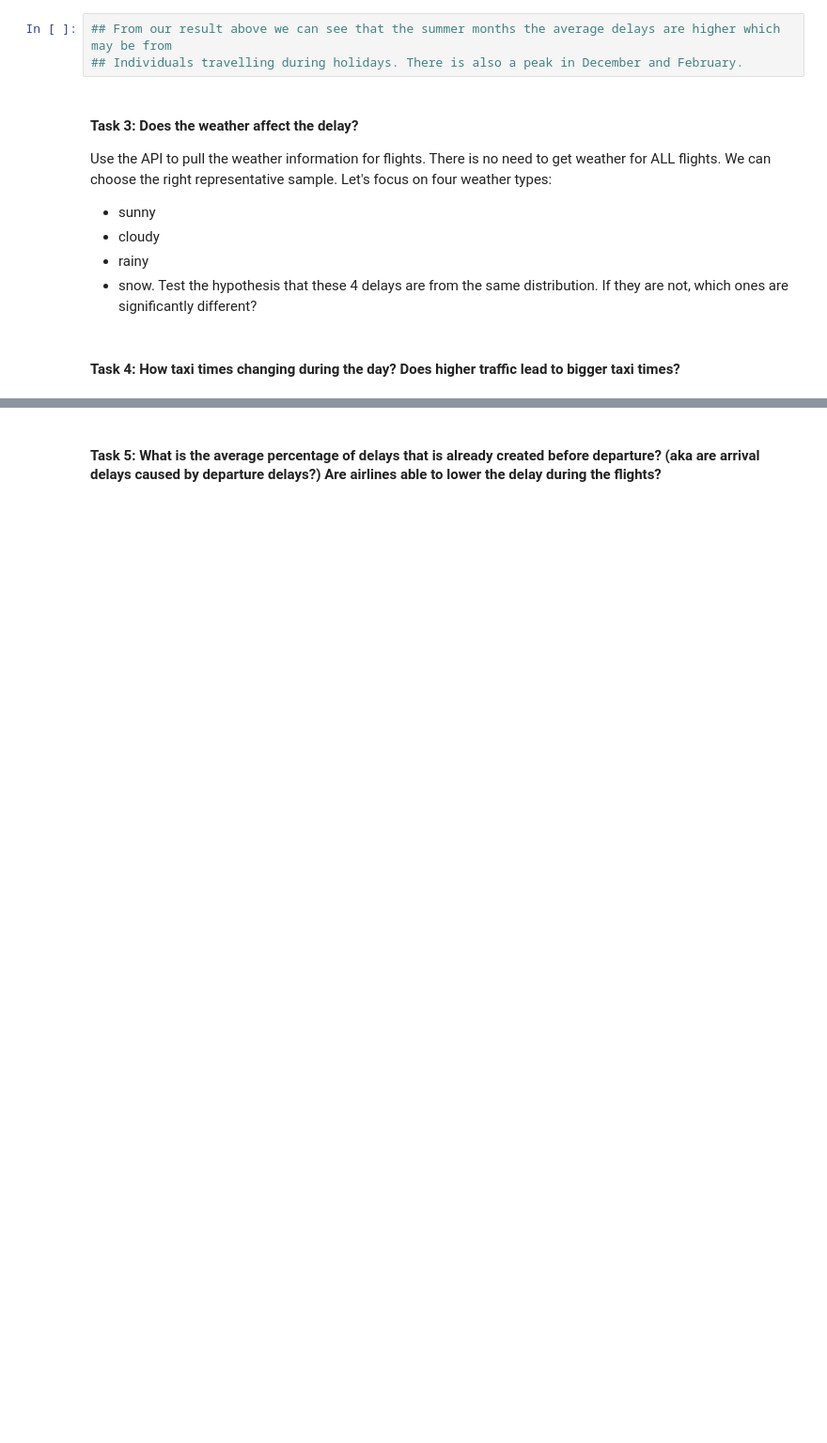
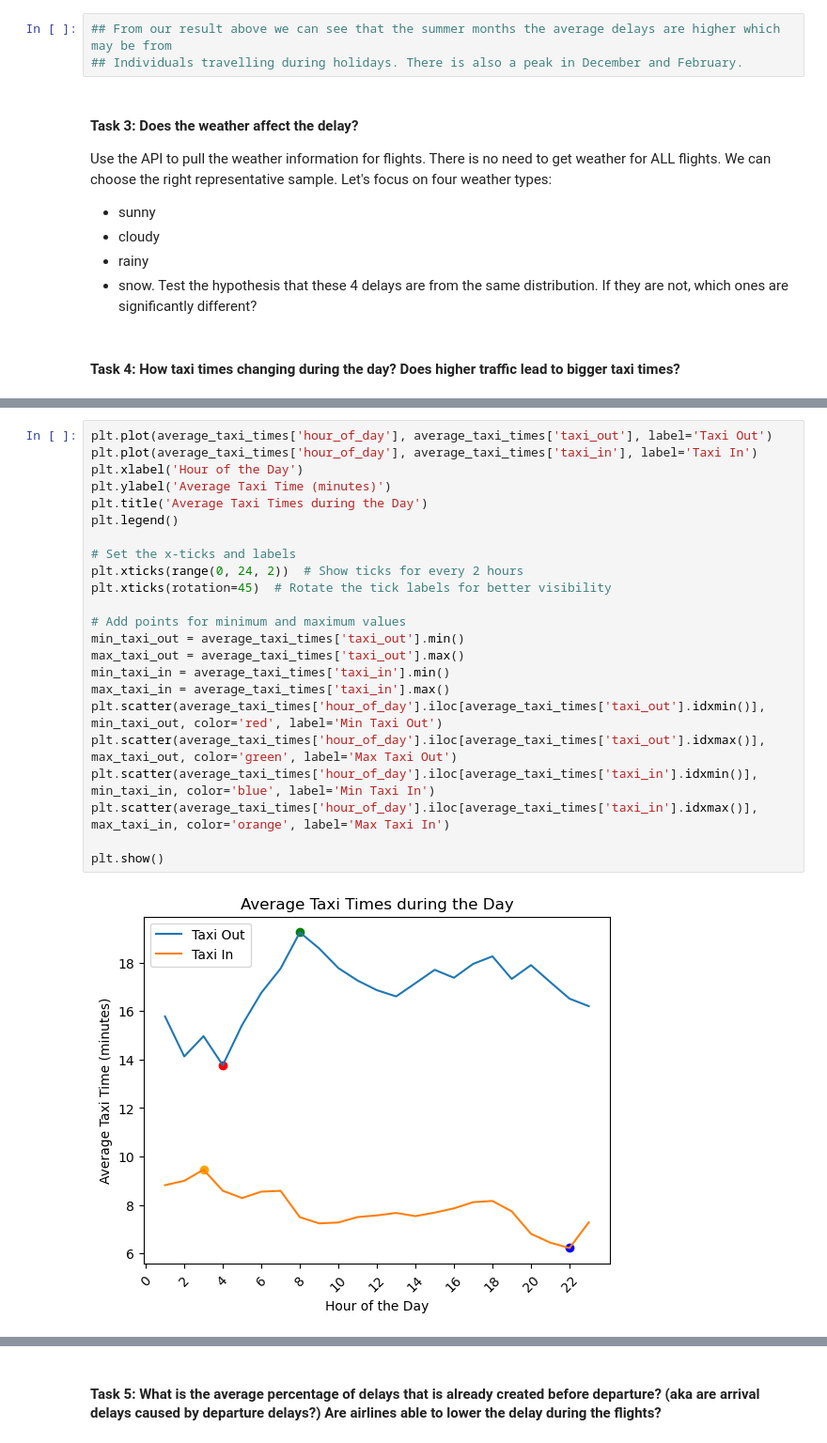
Before and after one commit to Ali-Mohamed23/midterm-project-I, a Jupyter notebook: exploratory_analysis.ipynb, the cells around one changed output, grey strips where cells are left out. Shown at 94% size. Saved outputs shown, nothing was run; the diff lists cells and outputs as text; blank space fills up the shorter version.

```diff
--- a/exploratory_analysis.ipynb
+++ b/exploratory_analysis.ipynb
@@ -301,0 +371,25 @@ flights_df['crs_dep_time'].nan
+# %%
+plt.plot(average_taxi_times['hour_of_day'], average_taxi_times['taxi_out'], label='Taxi Out')
+plt.plot(average_taxi_times['hour_of_day'], average_taxi_times['taxi_in'], label='Taxi In')
+plt.xlabel('Hour of the Day')
+plt.ylabel('Average Taxi Time (minutes)')
+plt.title('Average Taxi Times during the Day')
+plt.legend()
+
+# Set the x-ticks and labels
+plt.xticks(range(0, 24, 2))  # Show ticks for every 2 hours
+plt.xticks(rotation=45)  # Rotate the tick labels for better visibility
+
+# Add points for minimum and maximum values
+min_taxi_out = average_taxi_times['taxi_out'].min()
+max_taxi_out = average_taxi_times['taxi_out'].max()
+min_taxi_in = average_taxi_times['taxi_in'].min()
+max_taxi_in = average_taxi_times['taxi_in'].max()
+plt.scatter(average_taxi_times['hour_of_day'].iloc[average_taxi_times['taxi_out'].idxmin()], min_taxi_out, color='red', label='Min Taxi Out')
+plt.scatter(average_taxi_times['hour_of_day'].iloc[average_taxi_times['taxi_out'].idxmax()], max_taxi_out, color='green', label='Max Taxi Out')
+plt.scatter(average_taxi_times['hour_of_day'].iloc[average_taxi_times['taxi_in'].idxmin()], min_taxi_in, color='blue', label='Min Taxi In')
+plt.scatter(average_taxi_times['hour_of_day'].iloc[average_taxi_times['taxi_in'].idxmax()], max_taxi_in, color='orange', label='Max Taxi In')
+
+plt.show()
+# %% [output]
+[figure, added]
```
Also changed, not shown: parts of 20 cells of this notebook.
